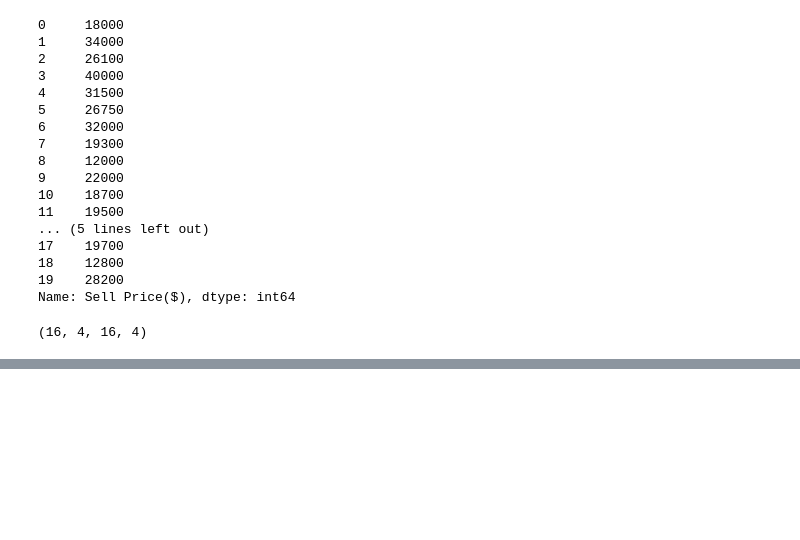
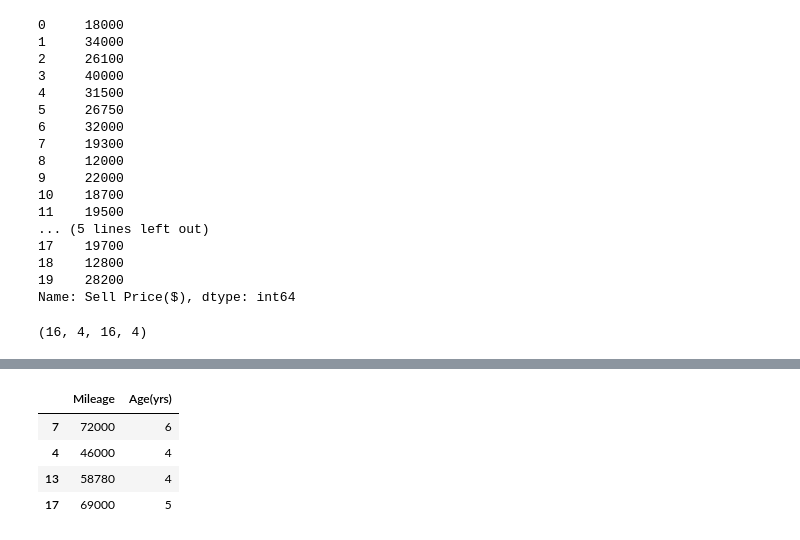
Before and after one commit to KMsojib/Machine-Learning, a Jupyter notebook: Day-6-Training and Testing Data/Training and Testing Data.ipynb, the cells around one changed output, grey strips where cells are left out. Cells and saved outputs as stored; diff of their text form; code cells hidden in the pictures; blank space fills up the shorter version.

```diff
--- a/Day-6-Training and Testing Data/Training and Testing Data.ipynb
+++ b/Day-6-Training and Testing Data/Training and Testing Data.ipynb
@@ -101,0 +124,8 @@ Why we use test size = 0.2?
+# %%
+x_test
+# %% [output]
+|  | Mileage | Age(yrs) |
+| 7 | 72000 | 6 |
+| 4 | 46000 | 4 |
+| 13 | 58780 | 4 |
+| 17 | 69000 | 5 |
```
Also changed, not shown: parts of 10 cells of this notebook, 1 other file.
